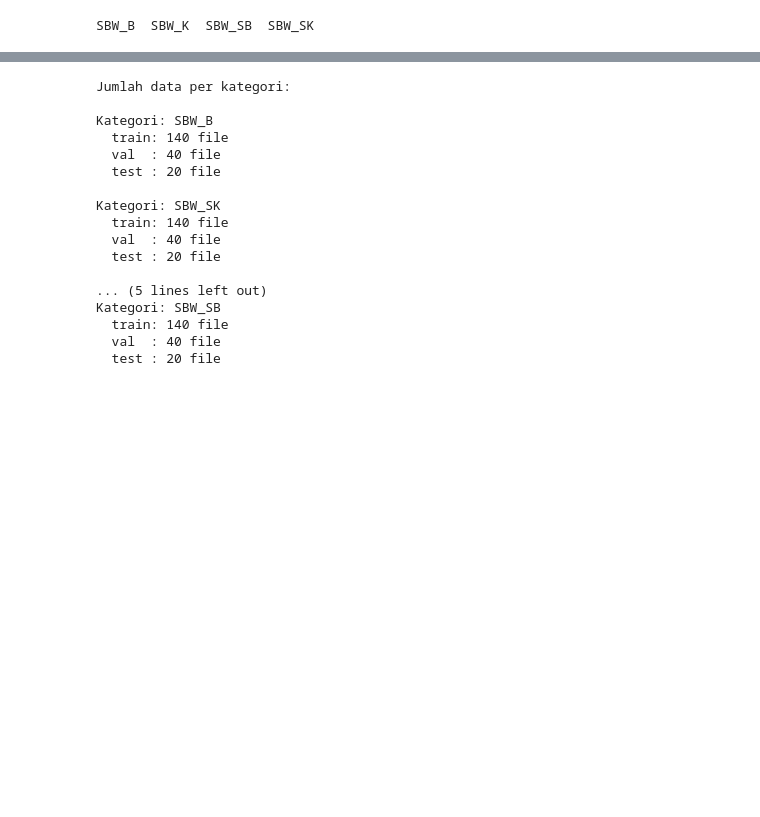
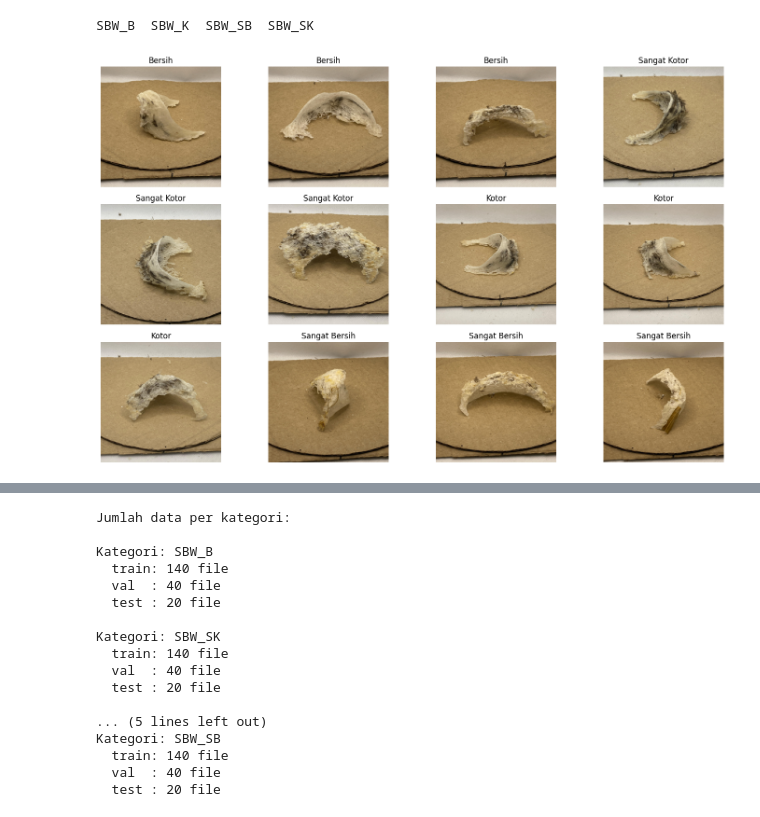
Before and after one commit to chimzy11/Klasifikasi_SBW, a Jupyter notebook: split_data.ipynb, the cells around one changed output, grey strips where cells are left out. Drawn from its saved outputs; the diff is of its cells as text; code cells hidden in the pictures; blank space fills up the shorter version.

```diff
--- a/split_data.ipynb
+++ b/split_data.ipynb
@@ -24,0 +58,47 @@ from PIL import Image
+# %%
+data_dir = '/content/drive/My Drive/skripsiku/Data/data_mentah'
+label_map = {
+    'SBW_K': 'Kotor',
+    'SBW_B': 'Bersih',
+    'SBW_SK': 'Sangat Kotor',
+    'SBW_SB': 'Sangat Bersih'
+}
+
+# Parameter
+num_images = 12
+target_size = (224, 224)
+
+# Ambil semua gambar dari semua folder
+image_paths = []
+for class_folder in os.listdir(data_dir):
+    full_path = os.path.join(data_dir, class_folder)
+    if os.path.isdir(full_path):
+        images = [os.path.join(full_path, f) for f in os.listdir(full_path)
+                  if f.lower().endswith(('.jpg', '.jpeg', '.png'))]
+        selected = random.sample(images, min(len(images), num_images // 4))
+        image_paths.extend(selected)
+
+# Tambah jika kurang dari num_images
+if len(image_paths) < num_images:
+    more_needed = num_images - len(image_paths)
+    image_paths += random.sample(image_paths, more_needed)
+
+# Tampilkan
+cols = 4
+rows = (num_images + cols - 1) // cols
+plt.figure(figsize=(15, rows * 3))
+
+for i, img_path in enumerate(image_paths[:num_images]):
+    img = Image.open(img_path).resize(target_size)
+    label = os.path.basename(os.path.dirname(img_path))
+    label = label_map.get(label, label)
+
+    plt.subplot(rows, cols, i + 1)
+    plt.imshow(np.array(img) / 255.0)
+    plt.title(label)
+    plt.axis('off')
+
+plt.tight_layout()
+plt.show()
+# %% [output]
+[figure, added]
```
Also changed, not shown: parts of 8 cells of this notebook.
